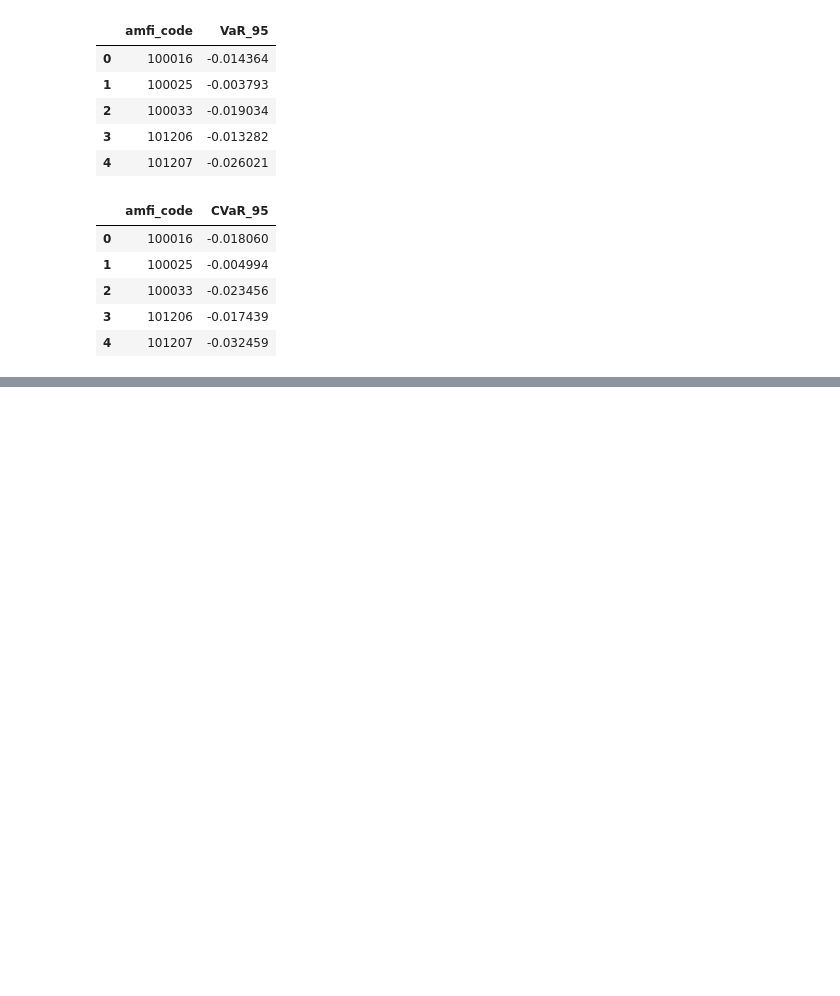
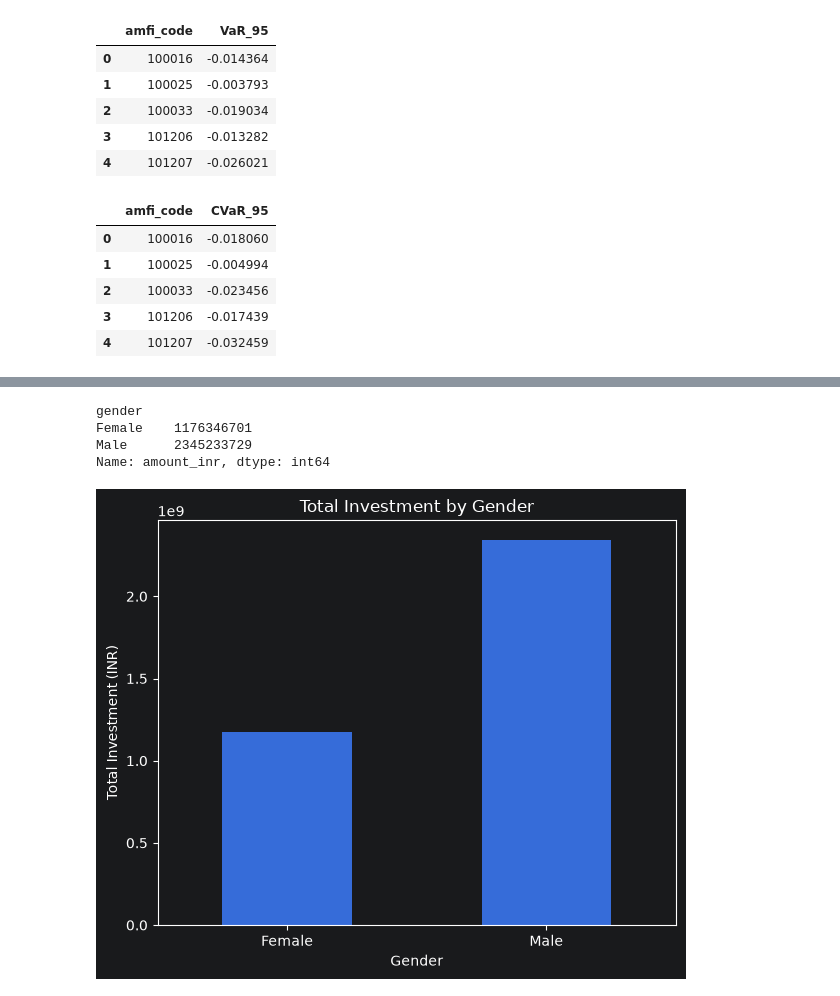
Before and after one commit to anurauniyar3024-ux/Bluestock_MF_Capstone, a Jupyter notebook: notebooks/Advanced_Analytics.ipynb, the cells around one changed output, grey strips where cells are left out. Saved outputs shown, nothing was run; the diff lists cells and outputs as text; code cells hidden in the pictures; blank space fills up the shorter version.

```diff
--- a/notebooks/Advanced_Analytics.ipynb
+++ b/notebooks/Advanced_Analytics.ipynb
@@ -114,0 +223,21 @@ cvar_95.head()
+# %%
+gender_investment = investors.groupby("gender")["amount_inr"].sum()
+
+gender_investment
+# %% [output]
+gender
+Female    1176346701
+Male      2345233729
+Name: amount_inr, dtype: int64
+# %%
+plt.figure(figsize=(6,5))
+gender_investment.plot(kind="bar")
+
+plt.title("Total Investment by Gender")
+plt.xlabel("Gender")
+plt.ylabel("Total Investment (INR)")
+plt.xticks(rotation=0)
+plt.tight_layout()
+plt.show()
+# %% [output]
+[figure, added]
```
Also changed, not shown: parts of 31 cells of this notebook, 1 other file.
